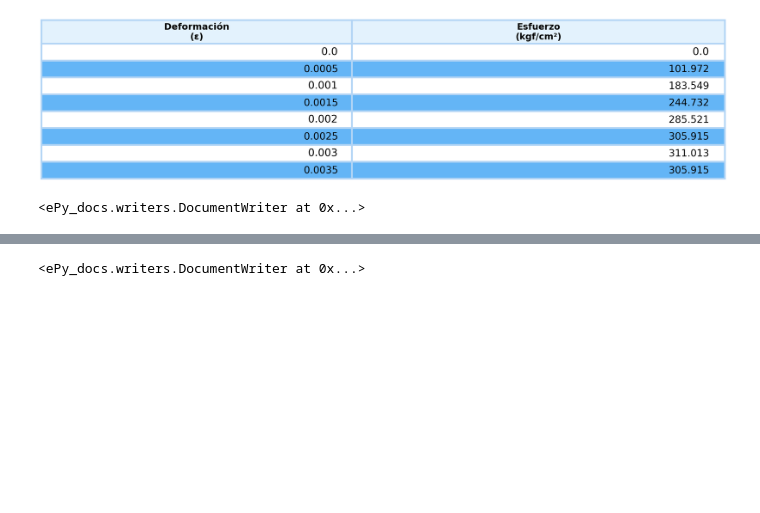
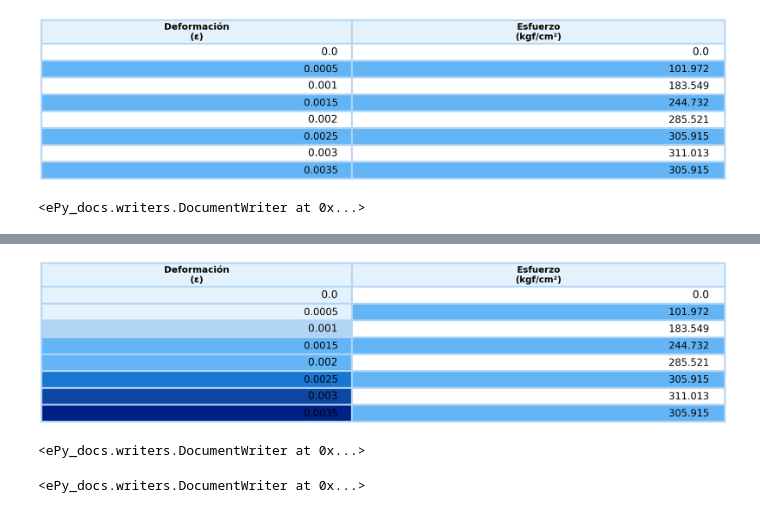
Before and after one commit to estructuraPy/ePy_docs, a Jupyter notebook: example_3.ipynb, the cells around one changed output, grey strips where cells are left out. Cells and saved outputs as stored; diff of their text form; code cells hidden in the pictures; blank space fills up the shorter version.

Commit message:
fixed highlight columns

```diff
--- a/example_3.ipynb
+++ b/example_3.ipynb
@@ -50,4 +50,9 @@ writer.add_colored_table(converted_df_stress_strain,title="Tabla convertida a MK
 <ePy_docs.writers.DocumentWriter at 0x...>
+# %%
+writer.add_colored_table(converted_df_stress_strain,title="Tabla convertida a MKS" , show_figure=True, highlight_columns="deformación")
+# %% [output]
+[figure, added]
+<ePy_docs.writers.DocumentWriter at 0x...>
 # %%
 writer.add_h1("Conversor directa de gráficos matplotlib")
 # %% [output]
```
Also changed, not shown: parts of 2 cells of this notebook, 8 other files.
